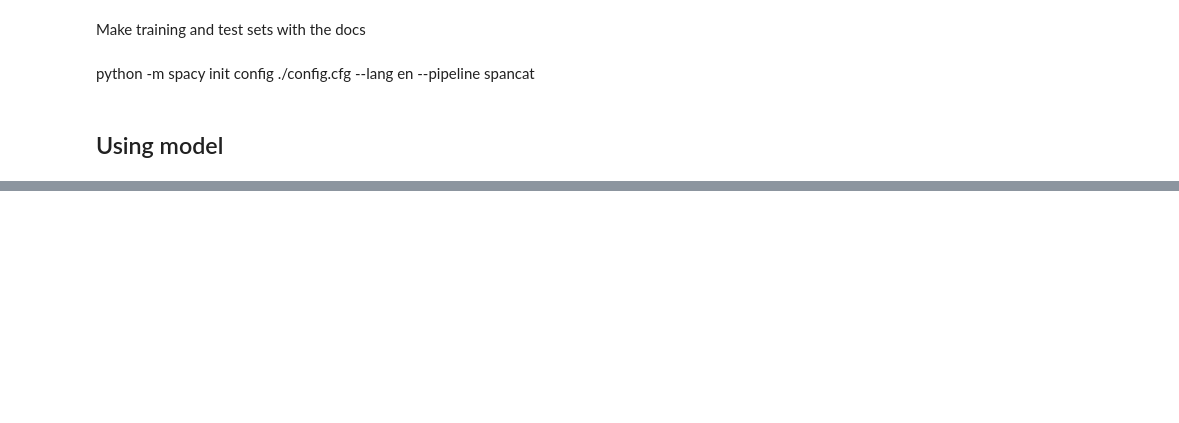
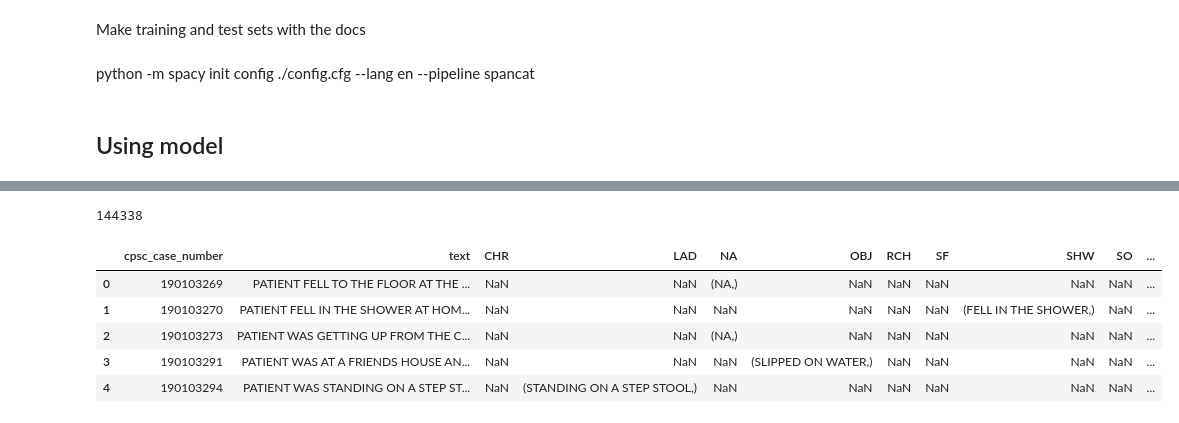
Before and after one commit to wendysphillips/Falling_analysis, a Jupyter notebook: code/fall_model_building_multiple_cats.ipynb, the cells around one changed output, grey strips where cells are left out. Cells and saved outputs as stored; diff of their text form; code cells hidden in the pictures; blank space fills up the shorter version.

Commit message:
adding function for creating DocSpan docs, prediction analysis

```diff
--- a/code/fall_model_building_multiple_cats.ipynb
+++ b/code/fall_model_building_multiple_cats.ipynb
@@ -185,4 +375,4 @@ python -m spacy init config ./config.cfg --lang en --pipeline spancat
 # %% [markdown]
 ## Using model
 # %%
-nlp_spancat = spacy.load("/Users/wendyphillips/Documents/Computing/WendysPython/Falling_analysis/code/outputs230929_mult_labs1017/model-best")
+nlp_spancat = spacy.load("/Users/wendyphillips/Documents/Computing/WendysPython/Falling_analysis/code/outputs230929_mult_labs1017_HP/model-best")
@@ -191,4 +385,4 @@ nlp_spancat.pipeline
 # %%
-test_text = random_sample_sub.iloc[2101,1]
+test_text = random_sample_sub.iloc[2102,1]
 doc = nlp_spancat(test_text)
 doc.text
@@ -207,5 +435,5 @@ for text in random_sample_sub2['narrative']:
 # %%
-random_sample_sub2 = random_sample_sub.iloc[2000:2500,]
+random_sample_sub2 = random_sample_sub.iloc[2000:3500,]
 
 # Create an empty DataFrame with column names
 output_df = pd.DataFrame(columns=['text', 'span_label', 'span_text'])
@@ -214,14 +442,14 @@ for text in random_sample_sub2['narrative']:
     doc = nlp_spancat(text)
 
     if len(doc.spans["sc"]) == 0:
-        df2 = pd.DataFrame([[text, "NA", "NA"]], columns=['text', 'span_text', 'span_label'])
+        df2 = pd.DataFrame([[text, "NA", "NA"]], columns=['text', 'span_label', 'span_text'])
         # Append the new row to the DataFrame
         output_df = pd.concat([output_df, df2])
     else:
         for span in doc.spans["sc"]:
         # Create a new row as a dictionary
 
-            df2 = pd.DataFrame([[text, span.label_, span.text]], columns=['text', 'span_text', 'span_label'])
+            df2 = pd.DataFrame([[text, span.label_, span.text]], columns=['text', 'span_label', 'span_text'])
             # Append the new row to the DataFrame
             output_df = pd.concat([output_df, df2])
 # %%
@@ -228,0 +469,21 @@ output_df.to_csv("predictions_1017.csv")
+# %%
+# Create an empty DataFrame with column names
+output_df = pd.DataFrame(columns=['cpsc_case_number','text', 'span_label', 'span_text'])
+
+for row in decoded_df.iloc[:,0:2].iterrows():
+    cpsc = (row[1]['cpsc_case_number'])
+    text = (row[1]['narrative'])
+    doc = nlp_spancat(text)
+
+
+    if len(doc.spans["sc"]) == 0:
+        df2 = pd.DataFrame([[cpsc,text, "NA", "NA"]], columns=['cpsc_case_number','text', 'span_text', 'span_label'])
+        # Append the new row to the DataFrame
+        output_df = pd.concat([output_df, df2])
+    else:
+        for span in doc.spans["sc"]:
+        # Create a new row as a dictionary
+
+            df2 = pd.DataFrame([[cpsc,text, span.label_, span.text]], columns=['cpsc_case_number','text', 'span_label', 'span_text'])
+            # Append the new row to the DataFrame
+            output_df = pd.concat([output_df, df2])
@@ -228,0 +499,21 @@ output_df.to_csv("predictions_1017.csv")
+# %%
+len(output_df)
+# %% [output]
+144338
+# %%
+# Pivot the DataFrame
+def tuple_aggregator(series):
+    return tuple(series)
+
+pivot_output_df = output_df.pivot_table(index=['cpsc_case_number', 'text'], columns='span_label', values='span_text', aggfunc=tuple_aggregator).reset_index()
+pivot_output_df.columns.name = None
+pivot_output_df.head()
+# Fill NA values with a default value if needed
+# pivot_df.fillna(np.nan, inplace=True)
+# %% [output]
+|  | cpsc_case_number | text | CHR | LAD | NA | OBJ | RCH | SF | SHW | SO | ... |
+| 0 | 190103269 | PATIENT FELL TO THE FLOOR AT THE ... | NaN | NaN | (NA,) | NaN | NaN | NaN | NaN | NaN | ... |
+| 1 | 190103270 | PATIENT FELL IN THE SHOWER AT HOM... | NaN | NaN | NaN | NaN | NaN | NaN | (FELL IN THE SHOWER,) | NaN | ... |
+| 2 | 190103273 | PATIENT WAS GETTING UP FROM THE C... | NaN | NaN | (NA,) | NaN | NaN | NaN | NaN | NaN | ... |
+| 3 | 190103291 | PATIENT WAS AT A FRIENDS HOUSE AN... | NaN | NaN | NaN | (SLIPPED ON WATER,) | NaN | NaN | NaN | NaN | ... |
+| 4 | 190103294 | PATIENT WAS STANDING ON A STEP ST... | NaN | (STANDING ON A STEP STOOL,) | NaN | NaN | NaN | NaN | NaN | NaN | ... |
```
Also changed, not shown: parts of 55 cells of this notebook.
